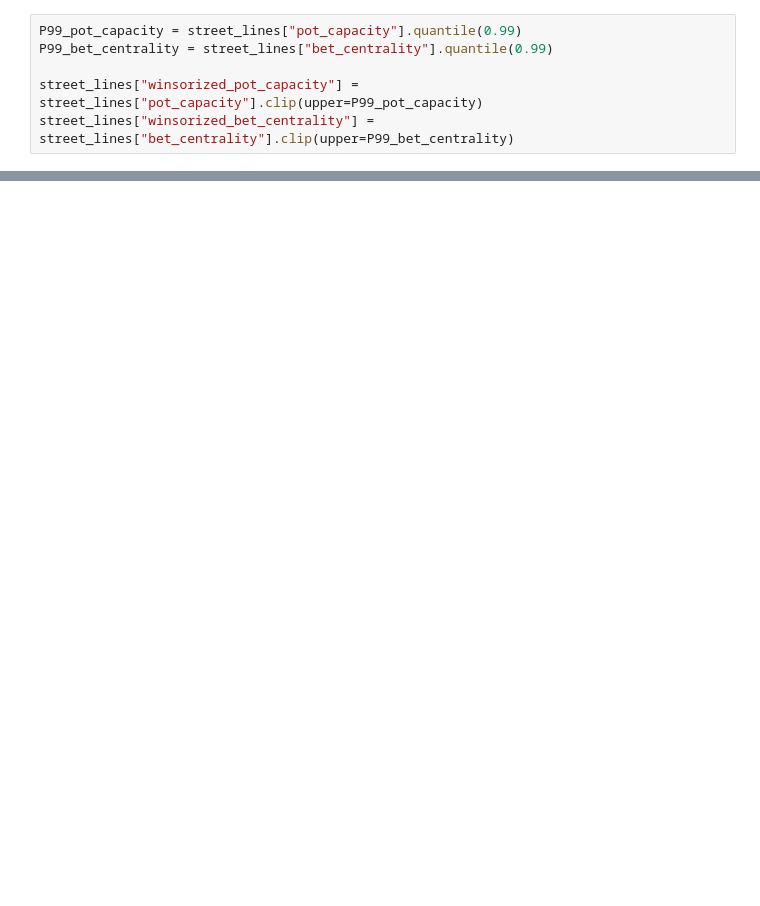
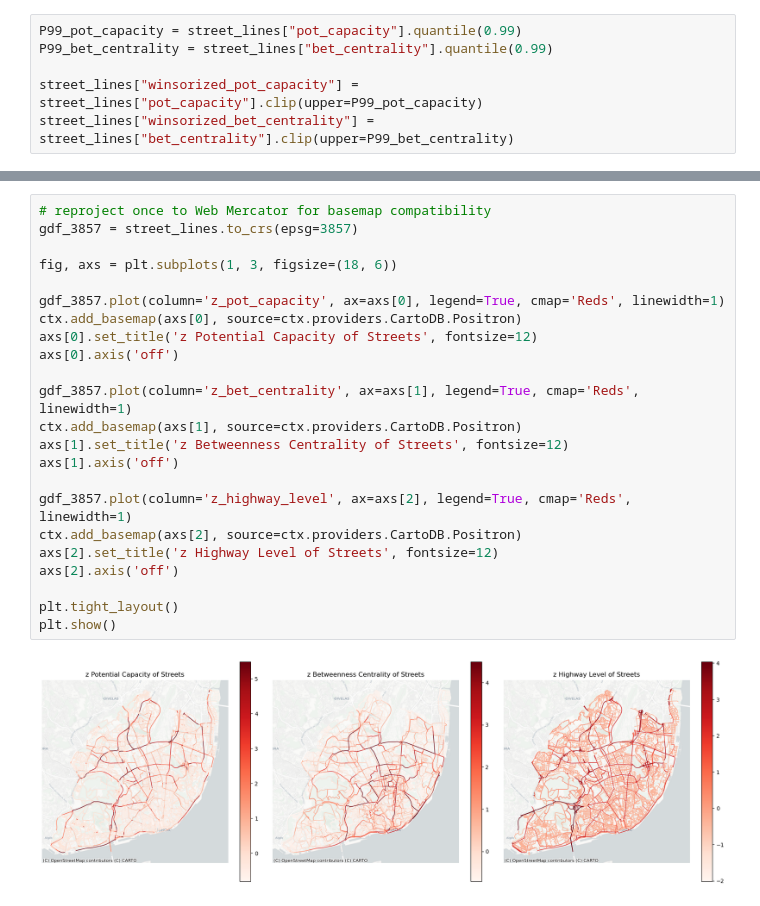
Before and after one commit to U-Shift/lp_streets, a Jupyter notebook: lp_streets.ipynb, the cells around one changed output, grey strips where cells are left out. Drawn from its saved outputs; the diff is of its cells as text; blank space fills up the shorter version.

```diff
--- a/lp_streets.ipynb
+++ b/lp_streets.ipynb
@@ -1032 +1108,26 @@ plt.show()
+# %%
+# reproject once to Web Mercator for basemap compatibility
+gdf_3857 = street_lines.to_crs(epsg=3857)
+
+fig, axs = plt.subplots(1, 3, figsize=(18, 6))
+
+gdf_3857.plot(column='z_pot_capacity', ax=axs[0], legend=True, cmap='Reds', linewidth=1)
+ctx.add_basemap(axs[0], source=ctx.providers.CartoDB.Positron)
+axs[0].set_title('z Potential Capacity of Streets', fontsize=12)
+axs[0].axis('off')
+
+gdf_3857.plot(column='z_bet_centrality', ax=axs[1], legend=True, cmap='Reds', linewidth=1)
+ctx.add_basemap(axs[1], source=ctx.providers.CartoDB.Positron)
+axs[1].set_title('z Betweenness Centrality of Streets', fontsize=12)
+axs[1].axis('off')
+
+gdf_3857.plot(column='z_highway_level', ax=axs[2], legend=True, cmap='Reds', linewidth=1)
+ctx.add_basemap(axs[2], source=ctx.providers.CartoDB.Positron)
+axs[2].set_title('z Highway Level of Streets', fontsize=12)
+axs[2].axis('off')
+
+plt.tight_layout()
+plt.show()
+# %% [output]
+[figure, added]
 # %%
```
Also changed, not shown: parts of 19 cells of this notebook.
